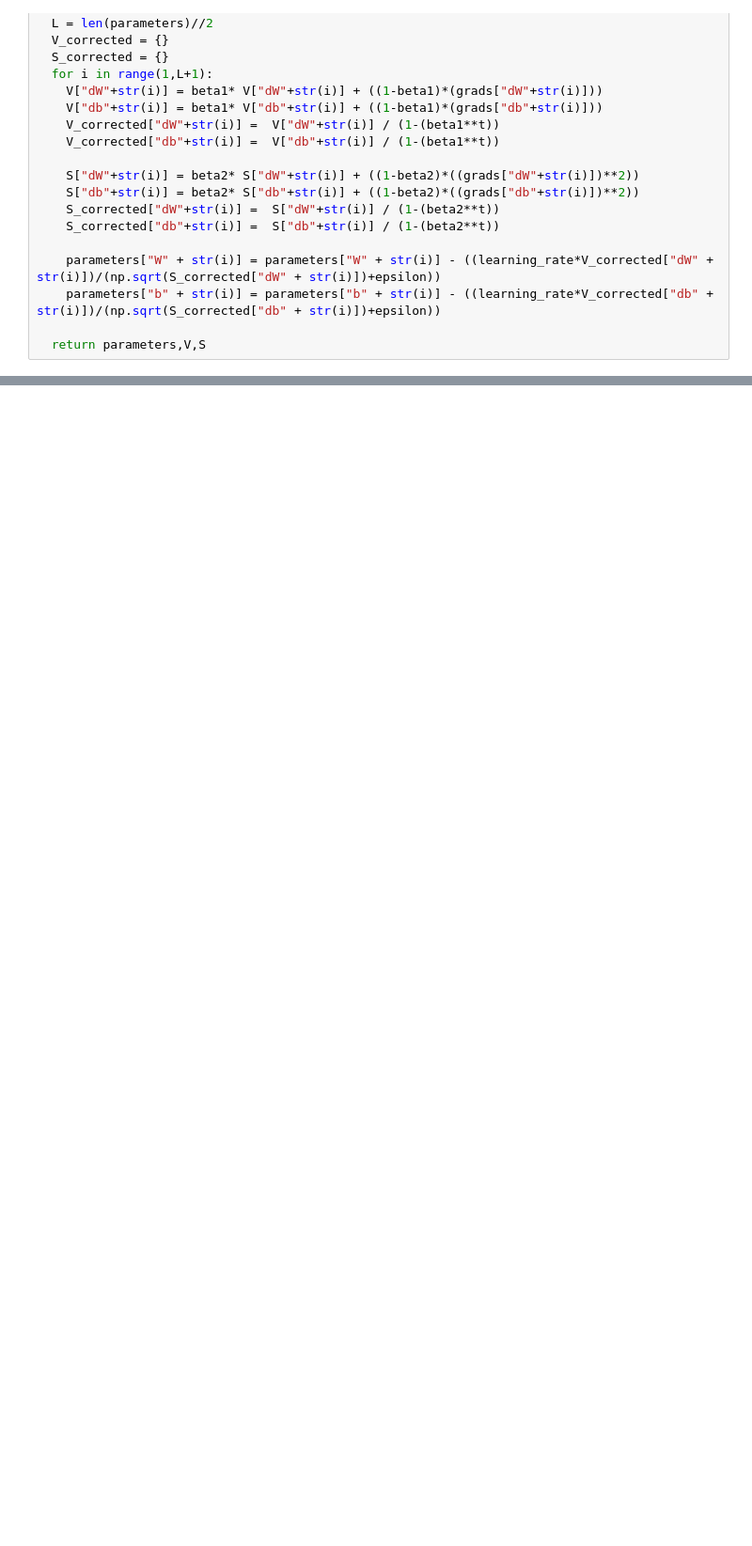
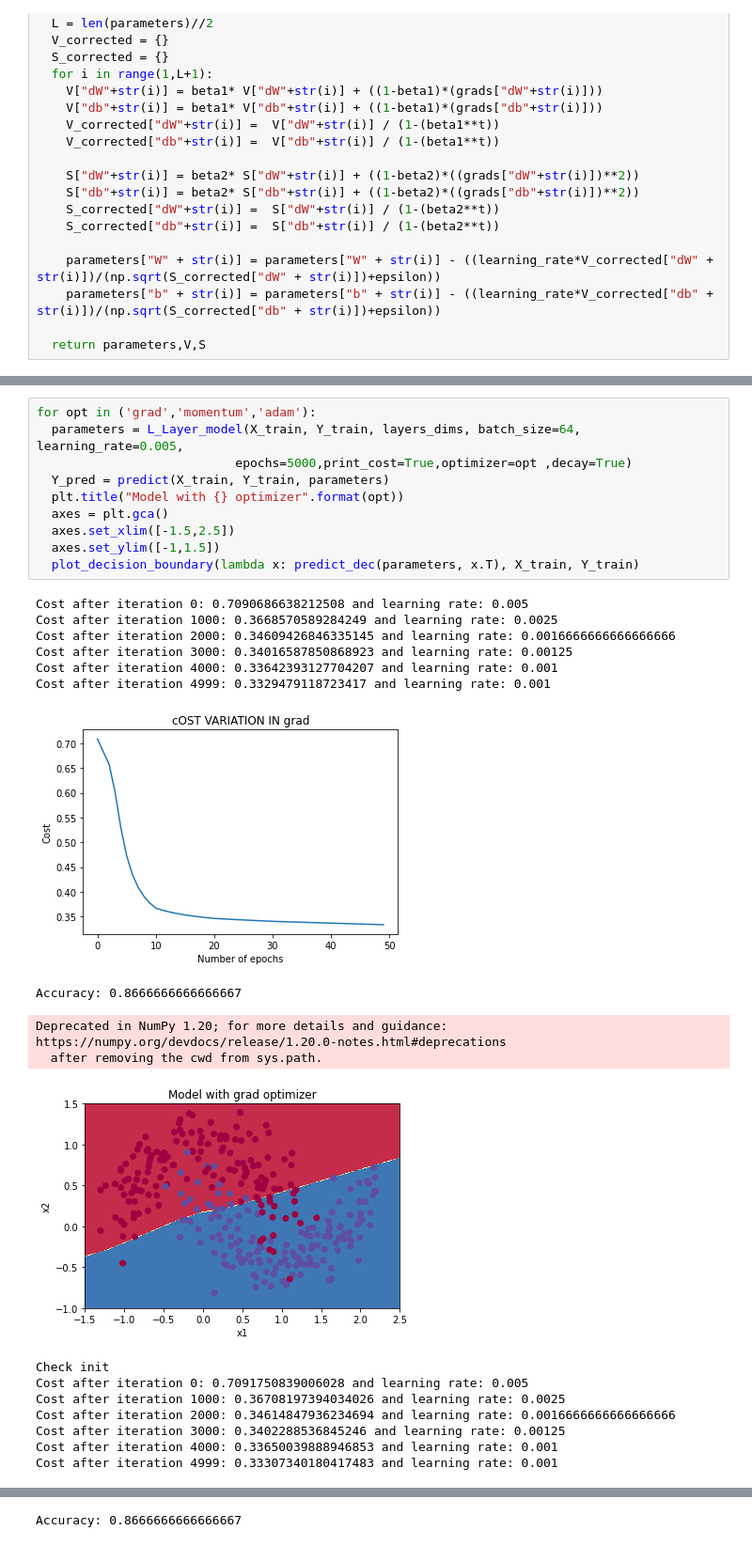
Before and after one commit to aneekbsws/Neural-Networks-Algorithms, a Jupyter notebook: improving_nn_gradient_descent.ipynb, the cells around one changed output, grey strips where cells are left out. Shown at 94% size. Drawn from its saved outputs; the diff is of its cells as text; blank space fills up the shorter version.

```diff
--- a/improving_nn_gradient_descent.ipynb
+++ b/improving_nn_gradient_descent.ipynb
@@ -454,0 +467,29 @@ Deprecated in NumPy 1.20; for more details and guidance: https://numpy.org/devdo
+# %%
+for opt in ('grad','momentum','adam'):
+  parameters = L_Layer_model(X_train, Y_train, layers_dims, batch_size=64, learning_rate=0.005,
+                           epochs=5000,print_cost=True,optimizer=opt ,decay=True)
+  Y_pred = predict(X_train, Y_train, parameters)
+  plt.title("Model with {} optimizer".format(opt))
+  axes = plt.gca()
+  axes.set_xlim([-1.5,2.5])
+  axes.set_ylim([-1,1.5])
+  plot_decision_boundary(lambda x: predict_dec(parameters, x.T), X_train, Y_train)
+# %% [output]
+Cost after iteration 0: 0.7090686638212508 and learning rate: 0.005
+Cost after iteration 1000: 0.3668570589284249 and learning rate: 0.0025
+Cost after iteration 2000: 0.34609426846335145 and learning rate: 0.0016666666666666666
+Cost after iteration 3000: 0.34016587850868923 and learning rate: 0.00125
+Cost after iteration 4000: 0.33642393127704207 and learning rate: 0.001
+Cost after iteration 4999: 0.3329479118723417 and learning rate: 0.001
+[figure, added]
+Accuracy: 0.8666666666666667
+Deprecated in NumPy 1.20; for more details and guidance: https://numpy.org/devdocs/release/1.20.0-notes.html#deprecations
+  after removing the cwd from sys.path.
+[figure, added]
+Check init
+Cost after iteration 0: 0.7091750839006028 and learning rate: 0.005
+Cost after iteration 1000: 0.36708197394034026 and learning rate: 0.0025
+Cost after iteration 2000: 0.34614847936234694 and learning rate: 0.0016666666666666666
+Cost after iteration 3000: 0.3402288536845246 and learning rate: 0.00125
+Cost after iteration 4000: 0.33650039888946853 and learning rate: 0.001
+Cost after iteration 4999: 0.33307340180417483 and learning rate: 0.001
@@ -454,0 +497 @@ Deprecated in NumPy 1.20; for more details and guidance: https://numpy.org/devdo
+Accuracy: 0.8666666666666667
```
Also changed, not shown: parts of 7 cells of this notebook.
